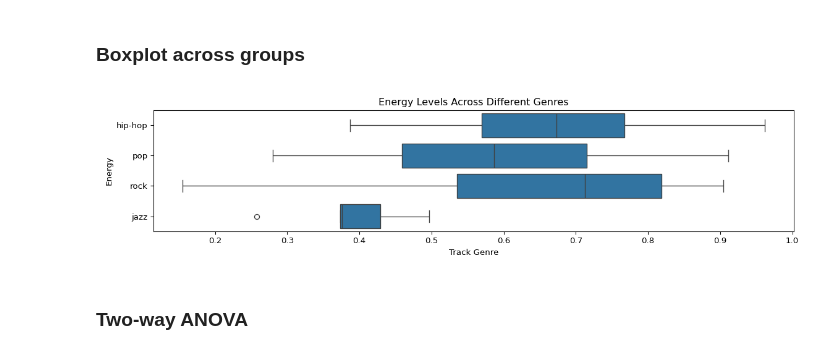
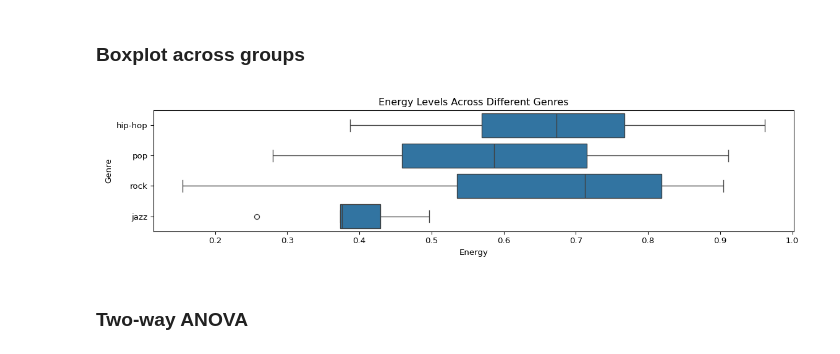
Before and after one commit to ismayc/oreilly-statistical-modeling-and-inference-with-python, a Jupyter notebook: exercises_solutions.ipynb, the cells around one changed output. Cells and saved outputs as stored; diff of their text form; code cells hidden in the pictures.

```diff
--- a/exercises_solutions.ipynb
+++ b/exercises_solutions.ipynb
@@ -508,14 +553,14 @@ Residual       5.2757481091 208.0000000000          NaN          NaN
 # %%
 # Boxplot for visualization
 plt.figure(figsize=(12, 3))
 sns.boxplot(y='track_genre', x='energy', data=spotify_sample_subset)
 plt.title('Energy Levels Across Different Genres')
-plt.xlabel('Track Genre')
-plt.ylabel('Energy')
+plt.xlabel('Energy')
+plt.ylabel('Genre')
 plt.tight_layout()
 plt.show();
 # %% [output]
-[figure, old version]
+[figure, new version]
 # %% [markdown]
 ### Two-way ANOVA
 # %%
```
Also changed, not shown: parts of 19 cells of this notebook, 37 other files.
